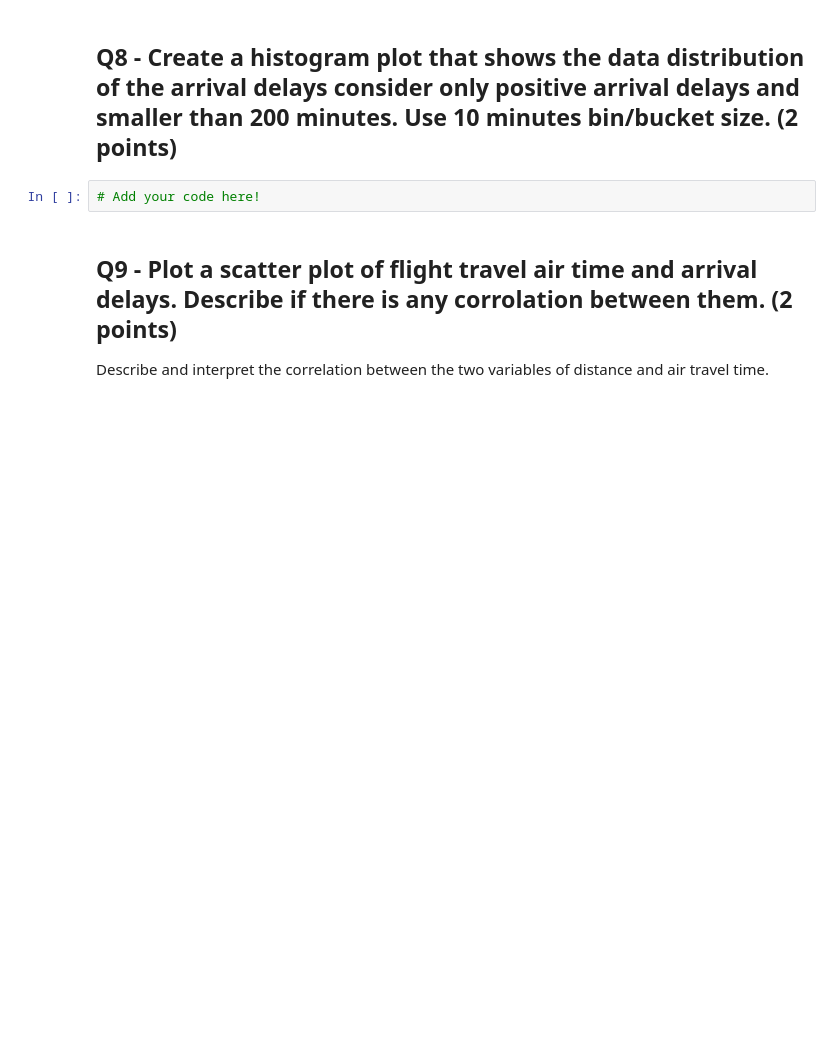
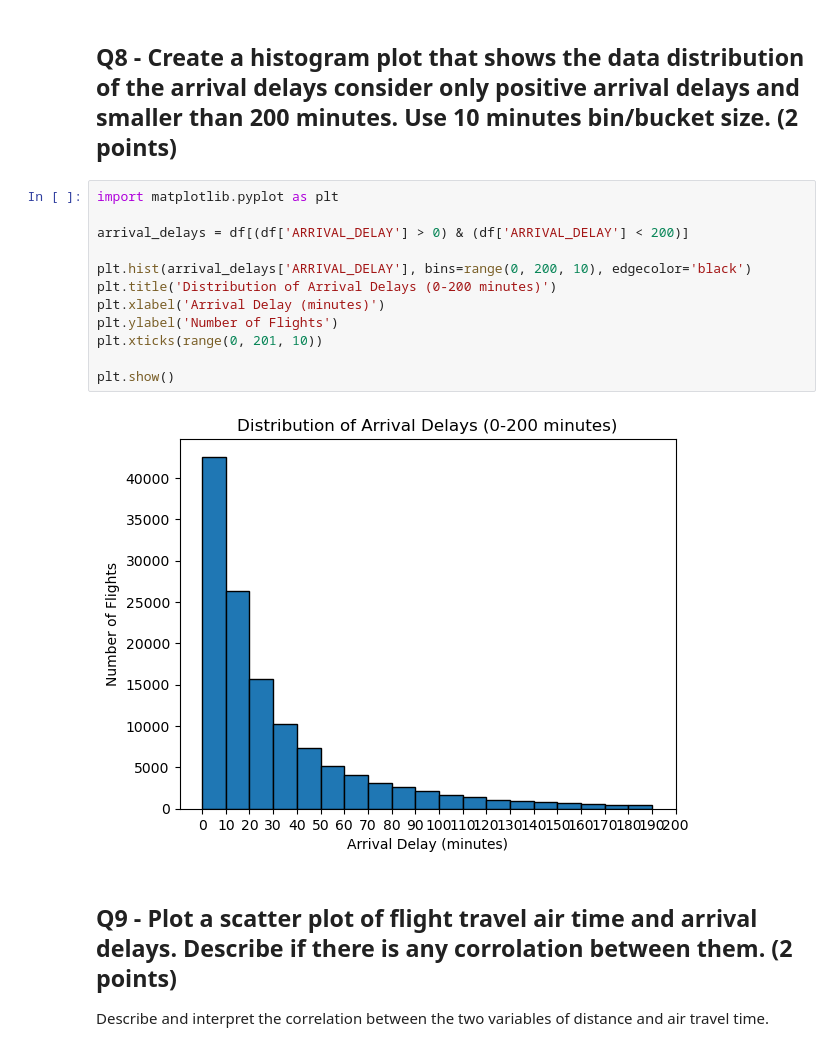
Before and after one commit to tylersmed/data-analytics, a Jupyter notebook: hw/hw1/329e_HW01_Spring24.ipynb, the cells around one changed output. Cells and saved outputs as stored; diff of their text form; blank space fills up the shorter version.

```diff
--- a/hw/hw1/329e_HW01_Spring24.ipynb
+++ b/hw/hw1/329e_HW01_Spring24.ipynb
@@ -144,7 +153,19 @@ num_cancelled = aus_flights[aus_flights["CANCELLED"] == 1].shape[0]
 # %% [markdown]
 ## Q8 - Create a histogram plot that shows the data distribution of the arrival delays consider only positive arrival delays and smaller than 200 minutes. Use 10 minutes bin/bucket size. (2 points)
 # %%
-# Add your code here!
+import matplotlib.pyplot as plt
+
+arrival_delays = df[(df['ARRIVAL_DELAY'] > 0) & (df['ARRIVAL_DELAY'] < 200)]
+
+plt.hist(arrival_delays['ARRIVAL_DELAY'], bins=range(0, 200, 10), edgecolor='black')
+plt.title('Distribution of Arrival Delays (0-200 minutes)')
+plt.xlabel('Arrival Delay (minutes)')
+plt.ylabel('Number of Flights')
+plt.xticks(range(0, 201, 10))
+
+plt.show()
+# %% [output]
+[figure, added]
 # %% [markdown]
 ## Q9 -  Plot a scatter plot of  flight travel air time and arrival delays. Describe if there is any corrolation between them. (2 points)
 
```
Also changed, not shown: parts of 7 cells of this notebook.
